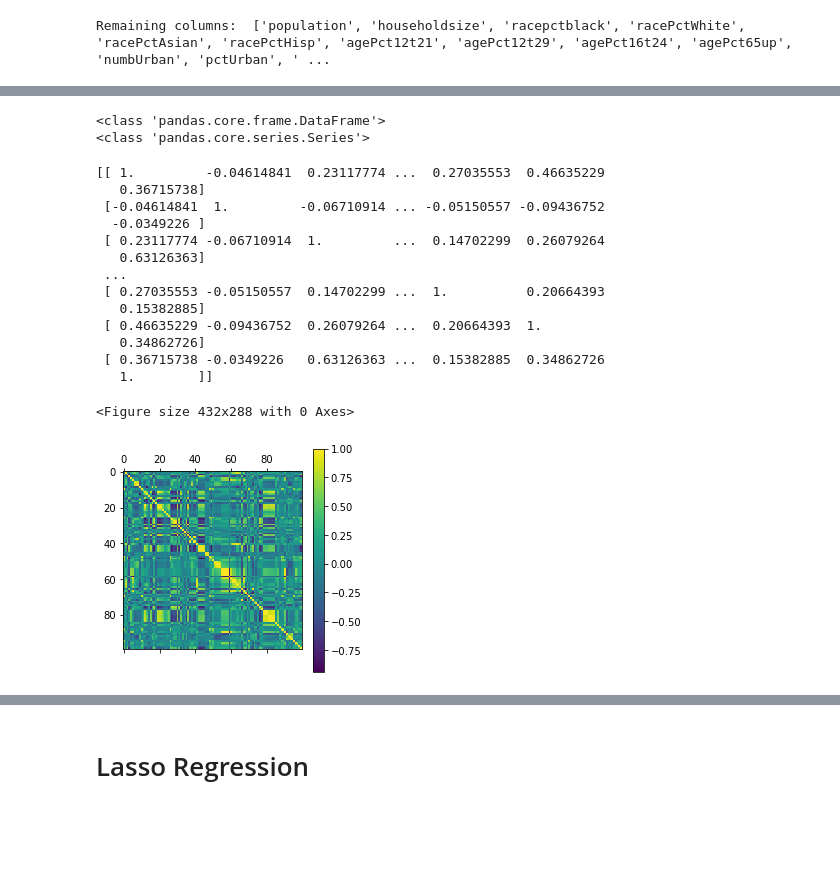
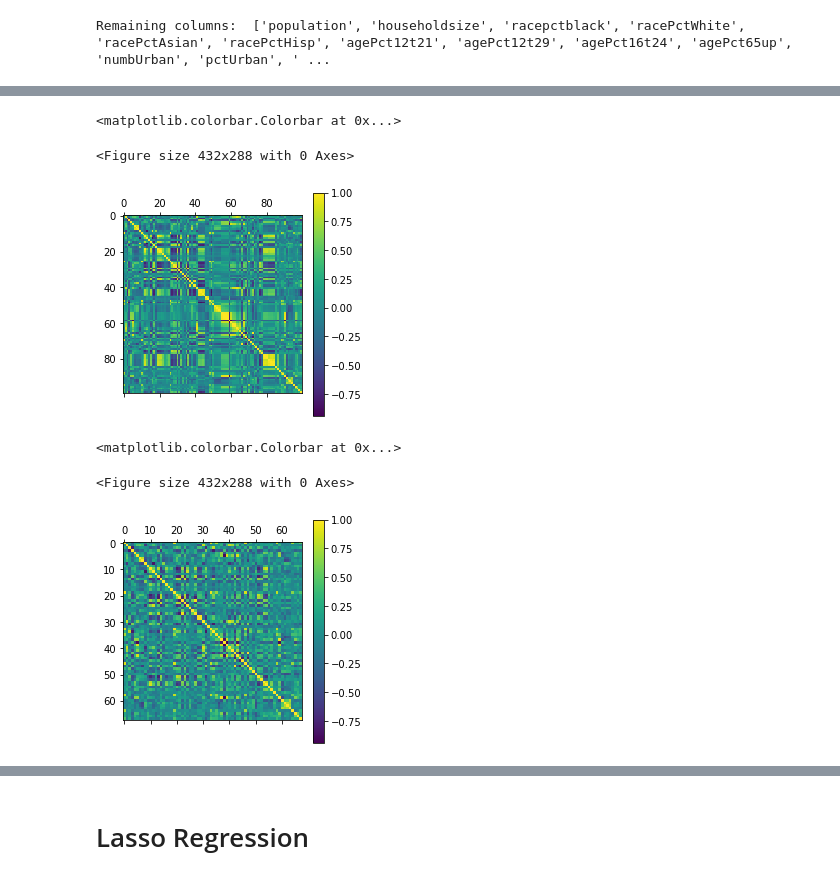
Before and after one commit to Jackhu-gc/CAB420Assignment1A, a Jupyter notebook: assign1q1callum.ipynb, the cells around one changed output, grey strips where cells are left out. Drawn from its saved outputs; the diff is of its cells as text; code cells hidden in the pictures; blank space fills up the shorter version.

```diff
--- a/assign1q1callum.ipynb
+++ b/assign1q1callum.ipynb
@@ -19,7 +21,7 @@ from sklearn.model_selection import train_test_split
 # Loading and Transforming Data
 # %%
 #Loading data
-communitydata = pd.read_csv(r'C:\Users\under\OneDrive\Documents\CAB420\CAB420_Assessment1A_Data\Data\Q1\communities.csv')
+communitydata = pd.read_csv(r'C:\Users\Callum\Documents\cab420-assignment1a\CAB420Assignment1A\communities.csv')
 print(communitydata.head())
 #Removing whitespaces
 communitydata.rename(columns=lambda x: x.strip(), inplace=True)
@@ -80,2 +91,5 @@ Remaining columns:  ['population', 'householdsize', 'racepctblack', 'racePctWhit
+# %%
+# remove the rows that are afflicted by columns less than 50 '?'
+communitydata = communitydata[communitydata.OtherPerCap != '?']
 # %%
 #Split data into train test validation
@@ -118,28 +144,33 @@ Length: 99, dtype: float64
-# %%
-print(type(X_train))
-print(type(y_train))
-# %% [output]
-<class 'pandas.core.frame.DataFrame'>
-<class 'pandas.core.series.Series'>
+# %%
+# Show the correlation between the Coefficients
+def getcorr (columns):
+    corr_coeffs = communitydata[columns].corr()
+    return corr_coeffs
+new_corr = getcorr(communitydata.columns)
+plt.figure()
+plt.matshow(new_corr)
+plt.colorbar()
+# %% [output]
+<matplotlib.colorbar.Colorbar at 0x...>
+<Figure size 432x288 with 0 Axes>
+[figure, added]
+# %%
+def removehighcorrVar (corr_coeffs, data_columns):
+    columns = np.full((corr_coeffs.shape[0],), True, dtype=bool)
+    for i in range(corr_coeffs.shape[0]):
+        for j in range(i+1, corr_coeffs.shape[0]):
+            if corr_coeffs.iloc[i,j] >= 0.9:
+                if columns[j]:
+                    columns[j] = False
+    selected_columns = data_columns[columns]
+    return selected_columns
+new_columns = removehighcorrVar(new_corr, X.columns)
 # %%
-corr_coeffs = communitydata[column_names].corr()
+new_corr = getcorr(new_columns)
 plt.figure()
-plt.matshow(corr_coeffs)
+plt.matshow(new_corr)
 plt.colorbar()
-print(np.array(corr_coeffs))
 # %% [output]
-[[ 1.         -0.04614841  0.23117774 ...  0.27035553  0.46635229
-   0.36715738]
- [-0.04614841  1.         -0.06710914 ... -0.05150557 -0.09436752
-  -0.0349226 ]
- [ 0.23117774 -0.06710914  1.         ...  0.14702299  0.26079264
-   0.63126363]
- ...
- [ 0.27035553 -0.05150557  0.14702299 ...  1.          0.20664393
-   0.15382885]
- [ 0.46635229 -0.09436752  0.26079264 ...  0.20664393  1.
-   0.34862726]
- [ 0.36715738 -0.0349226   0.63126363 ...  0.15382885  0.34862726
-   1.        ]]
+<matplotlib.colorbar.Colorbar at 0x...>
 <Figure size 432x288 with 0 Axes>
-[figure, old version]
+[figure, new version]
```
Also changed, not shown: parts of 12 cells of this notebook.
